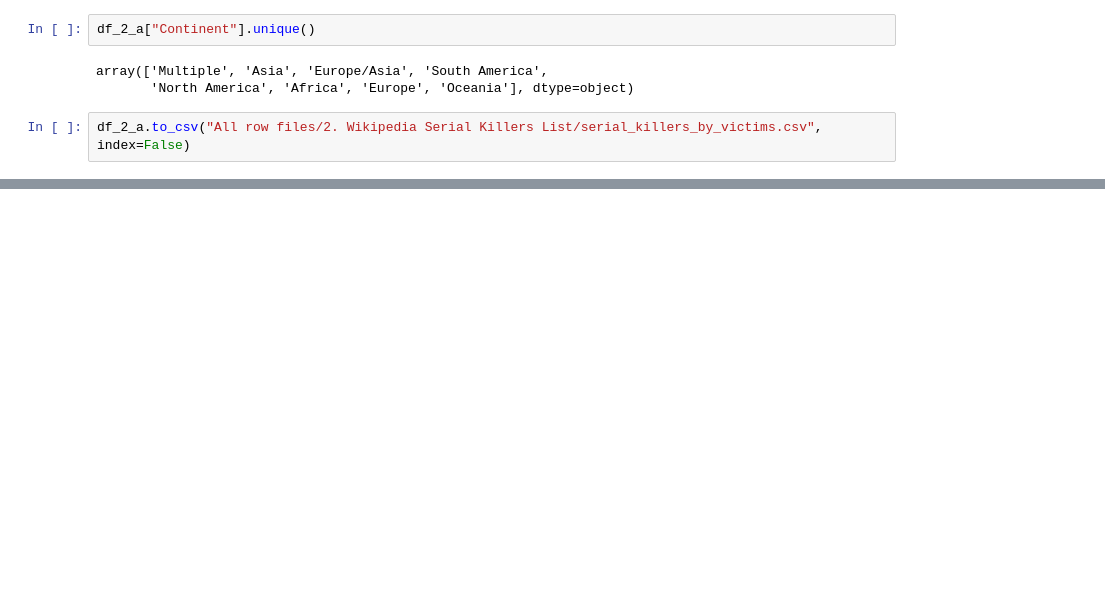
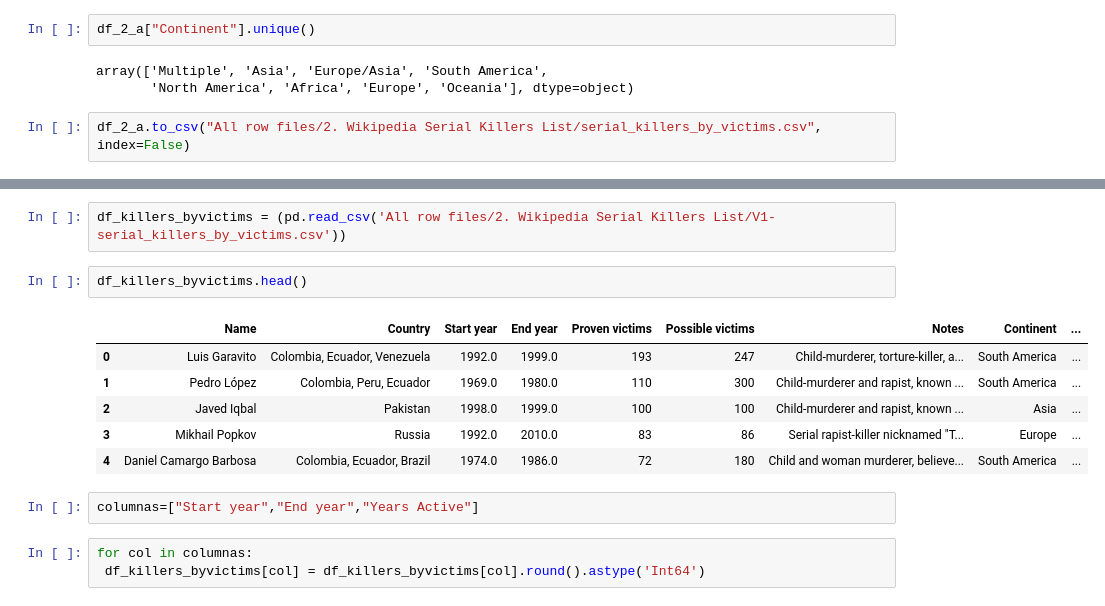
Before and after one commit to CibiPB/project-da-promo-49-modulo-4, a Jupyter notebook: version1.ipynb, the cells around one changed output, grey strips where cells are left out. Drawn from its saved outputs; the diff is of its cells as text; blank space fills up the shorter version.

```diff
--- a/version1.ipynb
+++ b/version1.ipynb
@@ -448,0 +475,16 @@ df_2_a.to_csv("All row files/2. Wikipedia Serial Killers List/serial_killers_by_
+# %%
+df_killers_byvictims = (pd.read_csv('All row files/2. Wikipedia Serial Killers List/V1-serial_killers_by_victims.csv'))
+# %%
+df_killers_byvictims.head()
+# %% [output]
+|  | Name | Country | Start year | End year | Proven victims | Possible victims | Notes | Continent | ... |
+| 0 | Luis Garavito | Colombia, Ecuador, Venezuela | 1992.0 | 1999.0 | 193 | 247 | Child-murderer, torture-killer, a... | South America | ... |
+| 1 | Pedro López | Colombia, Peru, Ecuador | 1969.0 | 1980.0 | 110 | 300 | Child-murderer and rapist, known ... | South America | ... |
+| 2 | Javed Iqbal | Pakistan | 1998.0 | 1999.0 | 100 | 100 | Child-murderer and rapist, known ... | Asia | ... |
+| 3 | Mikhail Popkov | Russia | 1992.0 | 2010.0 | 83 | 86 | Serial rapist-killer nicknamed "T... | Europe | ... |
+| 4 | Daniel Camargo Barbosa | Colombia, Ecuador, Brazil | 1974.0 | 1986.0 | 72 | 180 | Child and woman murderer, believe... | South America | ... |
+# %%
+columnas=["Start year","End year","Years Active"]
+# %%
+for col in columnas:
+ df_killers_byvictims[col] = df_killers_byvictims[col].round().astype('Int64')
```
Also changed, not shown: parts of 28 cells of this notebook, 2 other files.
